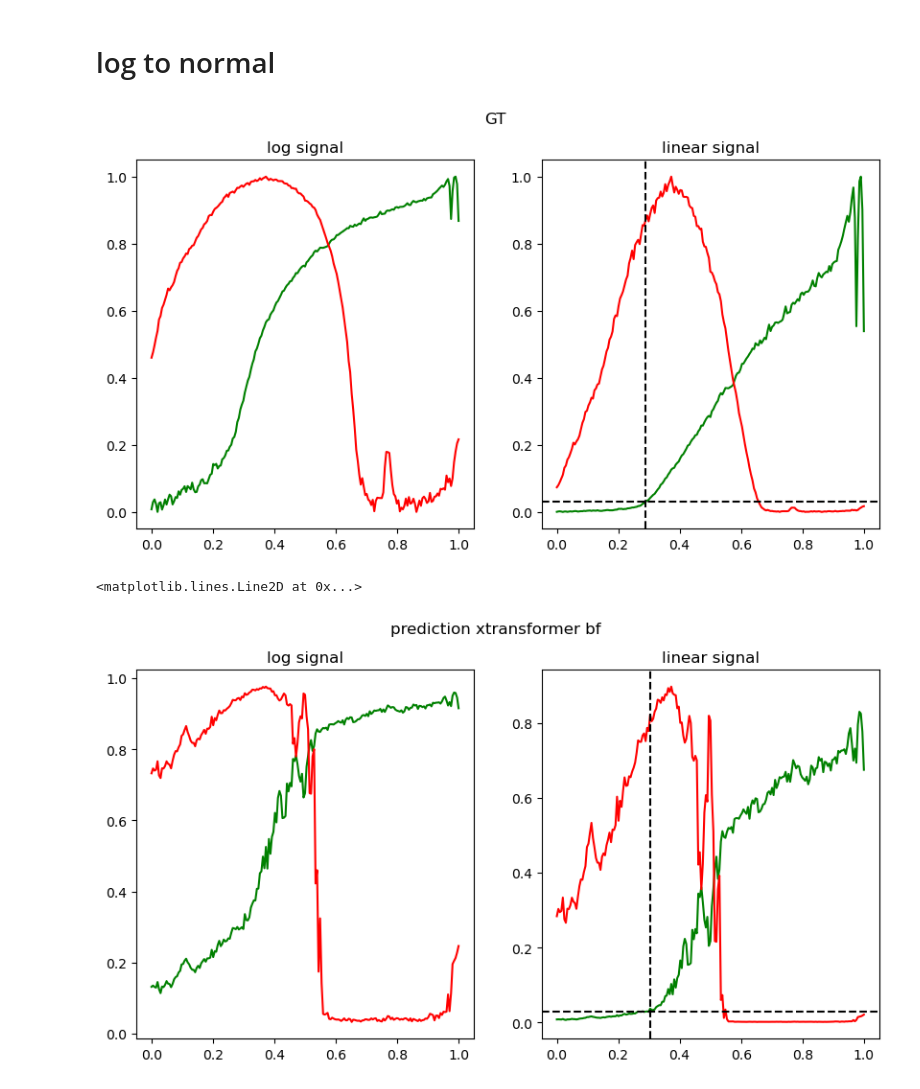
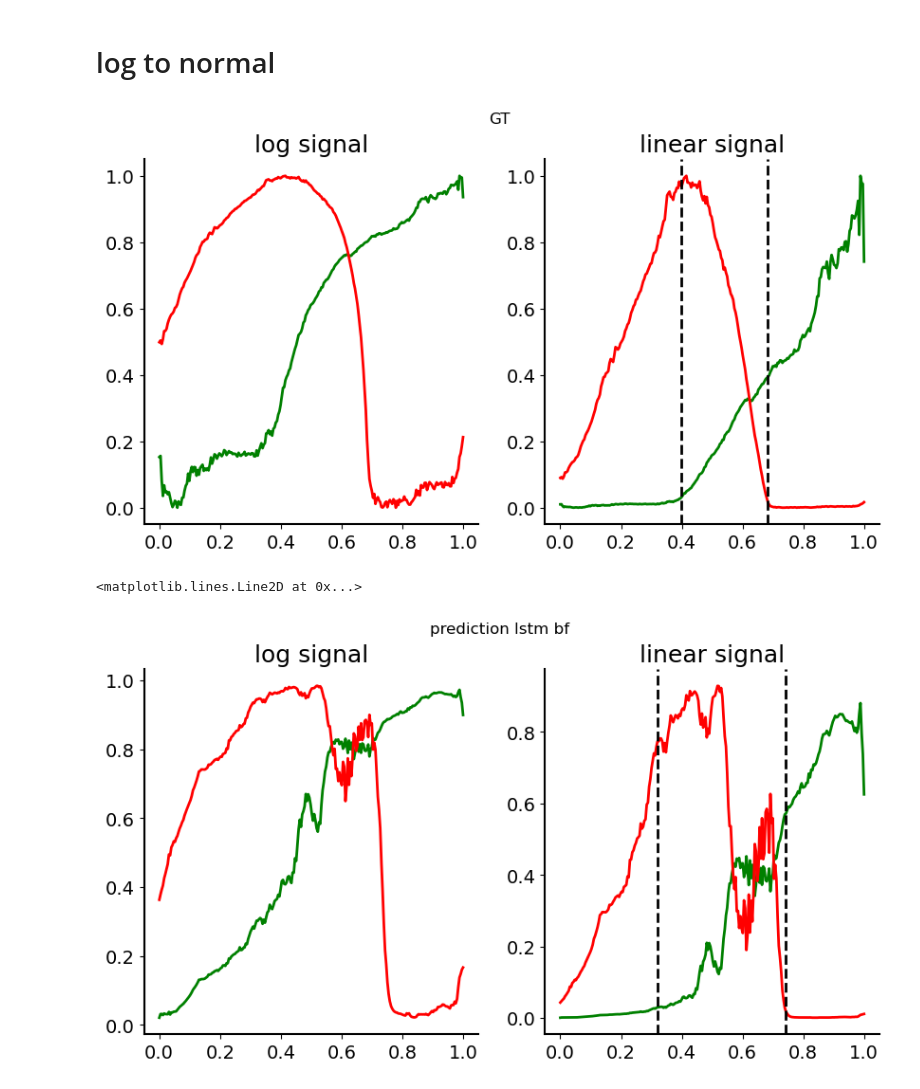
Before and after one commit to louisleger/cell-cycle, a Jupyter notebook: nb_result_analysis/res1.ipynb, the cells around one changed output. Saved outputs shown, nothing was run; the diff lists cells and outputs as text; code cells hidden in the pictures.

```diff
--- a/nb_result_analysis/res1.ipynb
+++ b/nb_result_analysis/res1.ipynb
@@ -5,6 +5,11 @@ import matplotlib.pyplot as plt
 import seaborn as sns
 import os, sys
 from helper_fn import *
+
+sys.path.append("..")
+from modules.utils import paper_style
+
+paper_style()
 # path = os.path.join(
 #     os.path.dirname(os.path.dirname(os.path.abspath(__file__))), "data/"
 # )
@@ -32,11 +37,14 @@ for i, fn in enumerate(os.listdir(gt_path)):
 
 track_lengths = [track.shape[0] for track in gt_tracks]
 
-head = "xtransformer"
+head = "lstm"
 modality = "bf"
 
 tracks = get_data(path=data_path, modality=modality, head=head)
 fucci_labels = ["green", "red"]
+
+vanilla_track = vanilla_fn(np.linspace(0, 1, 1000))
+vanilla_tau = np.linspace(0, 1, 1000)
 
 
 ####################
@@ -142,50 +238,45 @@ plt.figure(figsize=(10, 5))
 plt.suptitle("GT")
 
 idx = np.random.randint(0, n_tracks)
 
 plt.subplot(1, 2, 1)
 plt.title(f"log signal")
-plt.plot(taus[idx], gt_tracks[idx][:,0], color="green")
-plt.plot(taus[idx], gt_tracks[idx][:,1], color="red")
+plt.plot(taus[idx], gt_tracks[idx][:, 0], color="green")
+plt.plot(taus[idx], gt_tracks[idx][:, 1], color="red")
 
 fuc = inverse_log_min_max(gt_tracks[idx], eps=0.01, log_base=np.e)
-th = 0.03
 
 plt.subplot(1, 2, 2)
 plt.title(f"linear signal")
-plt.plot(taus[idx], fuc[:,0], color="green")
-plt.plot(taus[idx], fuc[:,1], color="red")
-
-x_crossing = find_threshold_crossing(taus[idx], fuc[:,0], th)
+plt.plot(taus[idx], fuc[:, 0], color="green")
+plt.plot(taus[idx], fuc[:, 1], color="red")
 
 
-plt.axhline(th, color="black", linestyle="--")
-plt.axvline(x_crossing, color="black", linestyle="--")
+plt.axvline(x_crossings_gt[idx, 0], color="black", linestyle="--")
+plt.axvline(x_crossings_gt[idx, 1], color="black", linestyle="--")
 plt.show()
 
 
 plt.figure(figsize=(10, 5))
 plt.suptitle(f"prediction {head} {modality}")
 
 plt.subplot(1, 2, 1)
 plt.title(f"log signal")
-plt.plot(taus[idx], tracks[idx][:,0], color="green")
-plt.plot(taus[idx], tracks[idx][:,1], color="red")
+plt.plot(taus[idx], tracks[idx][:, 0], color="green")
+plt.plot(taus[idx], tracks[idx][:, 1], color="red")
 
 fuc = inverse_log_min_max(tracks[idx], eps=0.01, log_base=np.e)
-th = 0.03
 
 plt.subplot(1, 2, 2)
 plt.title(f"linear signal")
-plt.plot(taus[idx], fuc[:,0], color="green")
-plt.plot(taus[idx], fuc[:,1], color="red")
-
-x_crossing = find_threshold_crossing(taus[idx], fuc[:, 0], th)
+plt.plot(taus[idx], fuc[:, 0], color="green")
+plt.plot(taus[idx], fuc[:, 1], color="red")
 
 
-plt.axhline(th, color="black", linestyle="--")
-plt.axvline(x_crossing, color="black", linestyle="--")
+# plt.axhline(th_green, color="black", linestyle="--")
+plt.axvline(x_crossings[idx, 0], color="black", linestyle="--")
+plt.axvline(x_crossings[idx, 1], color="black", linestyle="--")
 # %% [output]
-[figure, old version]
+[figure, new version]
 <matplotlib.lines.Line2D at 0x...>
-[figure, old version]
+[figure, new version]
```
Also changed, not shown: parts of 11 cells of this notebook, 3 other files.
